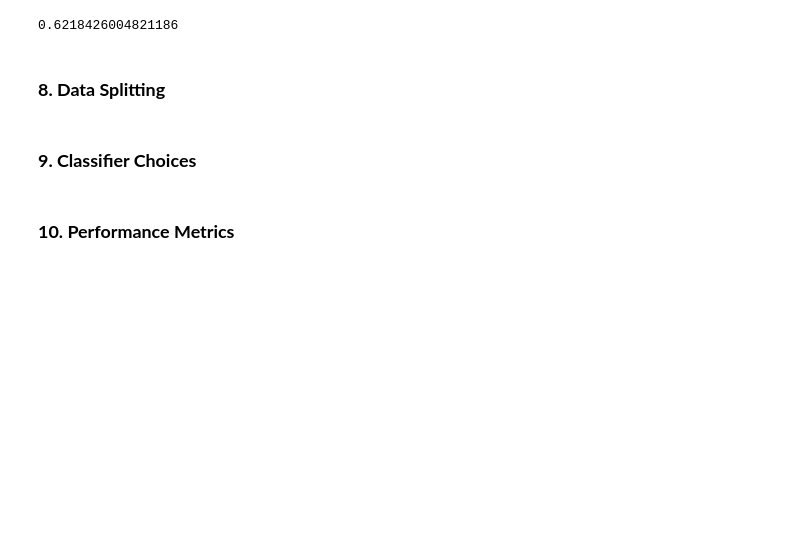
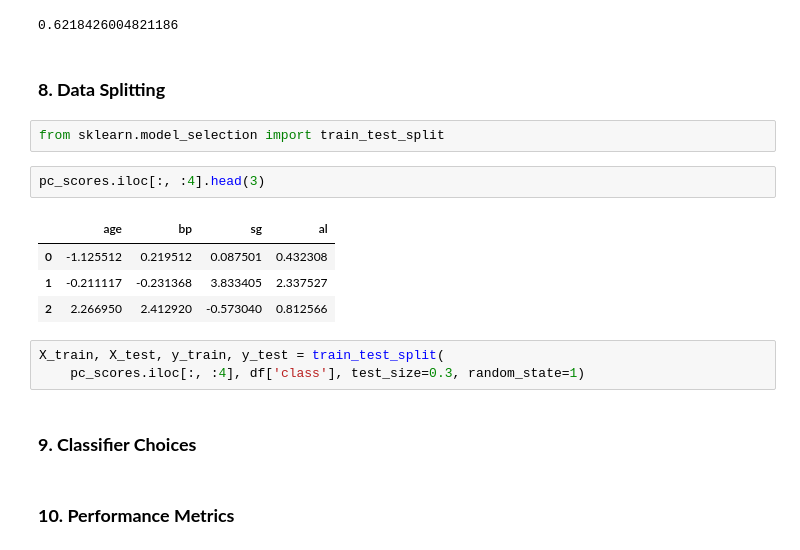
Before and after one commit to Barkesty/Project-Chronic-Kidney-Disease-Classification-Challenge, a Jupyter notebook: project.ipynb, the cells around one changed output. Cells and saved outputs as stored; diff of their text form; blank space fills up the shorter version.

Commit message:
data splitting

```diff
--- a/project.ipynb
+++ b/project.ipynb
@@ -602,6 +602,18 @@ print(pca_X.explained_variance_ratio_.sum())
 0.6218426004821186
 # %% [markdown]
 ### **8. Data Splitting**
+# %%
+from sklearn.model_selection import train_test_split
+# %%
+pc_scores.iloc[:, :4].head(3)
+# %% [output]
+|  | age | bp | sg | al |
+| 0 | -1.125512 | 0.219512 | 0.087501 | 0.432308 |
+| 1 | -0.211117 | -0.231368 | 3.833405 | 2.337527 |
+| 2 | 2.266950 | 2.412920 | -0.573040 | 0.812566 |
+# %%
+X_train, X_test, y_train, y_test = train_test_split(
+    pc_scores.iloc[:, :4], df['class'], test_size=0.3, random_state=1)
 # %% [markdown]
 ### **9. Classifier Choices**
 # %% [markdown]
```
